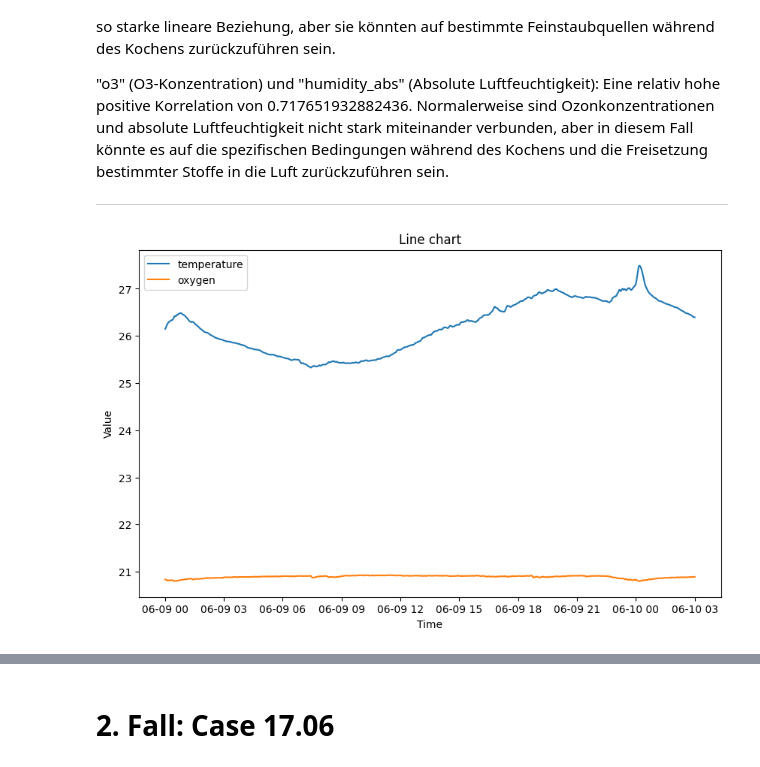
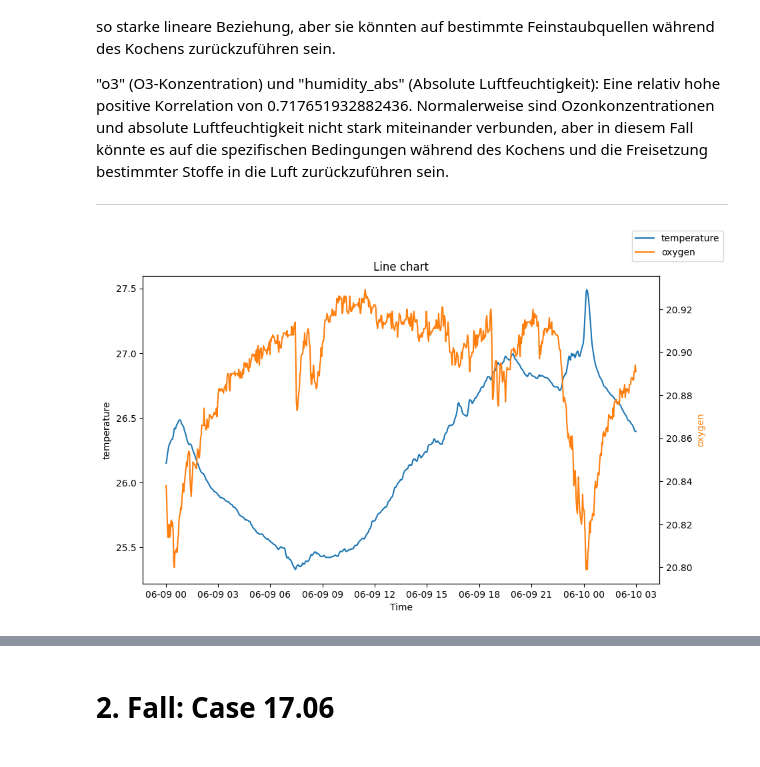
Before and after one commit to Dragnee1Natsu/Air-q-Projekt, a Jupyter notebook: Correlation_analysis_alex_data.ipynb, the cells around one changed output, grey strips where cells are left out. Drawn from its saved outputs; the diff is of its cells as text; code cells hidden in the pictures.

```diff
--- a/Correlation_analysis_alex_data.ipynb
+++ b/Correlation_analysis_alex_data.ipynb
@@ -10,6 +20,6 @@ dbhandler = DBHandler.DBHandler()
 # %%
 # 2. Gesamte Daten aus der Datenbank abrufen
-df_all_data = dbhandler.db_data_to_df("measurements")
+df_all_data = dbhandler.db_data_to_df("alex")
 # %%
 # 3. DataFrames für jeden Fall erstellen, indem der gewünschte Zeitbereich ausgewählt wird
 df_case1 = df_all_data[(df_all_data['timestamp'] >= "2023-06-09 00:00:00") & (df_all_data['timestamp'] <= "2023-06-10 3:00:00")] # Zu hause (Kochen Elektroherd)
@@ -60,9 +74,9 @@ ___
 ___
 # %%
 # Linechart für die Variablen "temperature" und "oxygen"
-analytics_handler_case1.plot_line_chart(["temperature", "oxygen"])
+analytics_handler_case1.plot_line_chart(["temperature", "oxygen"],dual_axis = True)
 # %% [output]
-[figure, old version]
+[figure, new version]
 # %%
 # Untersuchung der Korrelation zwischen "temperature" und "oxygen" mit Scatter-Plot und Line-Chart
 analytics_handler_case1.invesigate_correlation("temperature", "oxygen", True)
```
Also changed, not shown: parts of 12 cells of this notebook, 2 other files.
